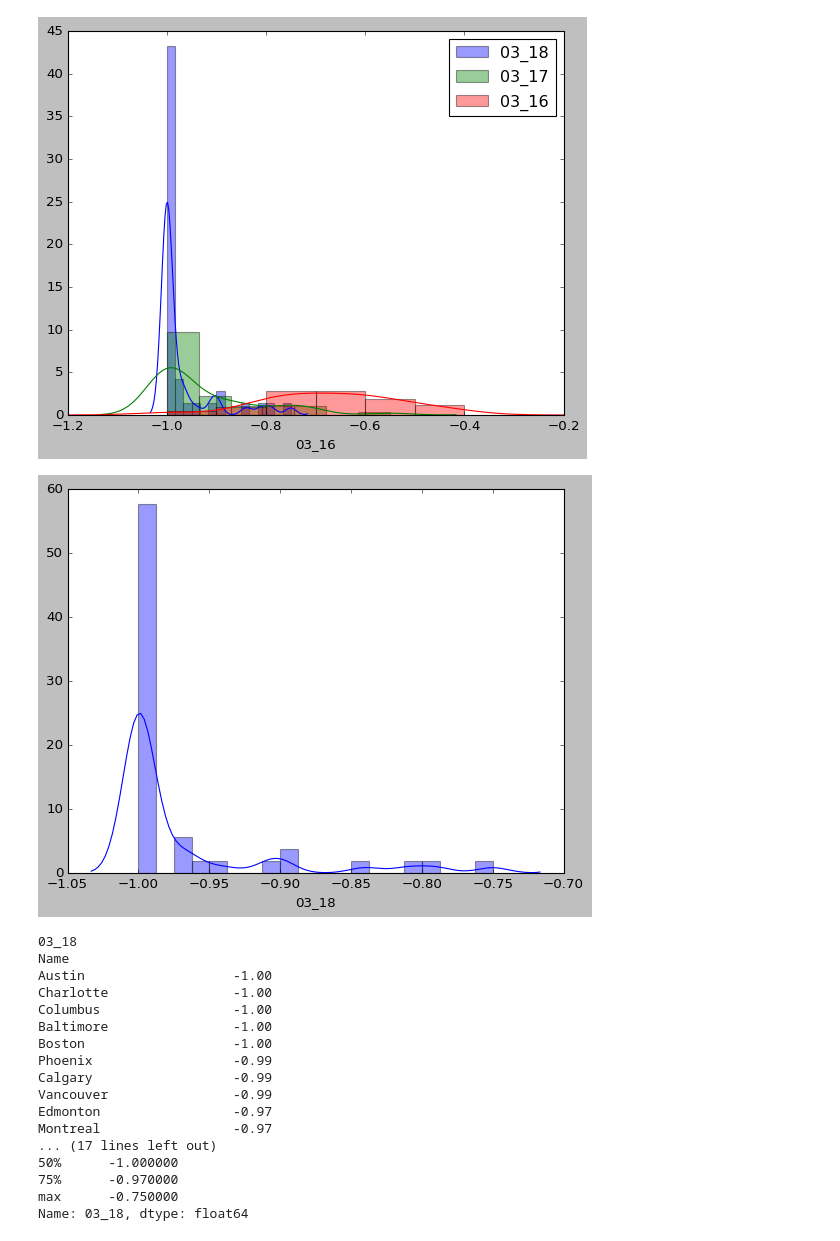
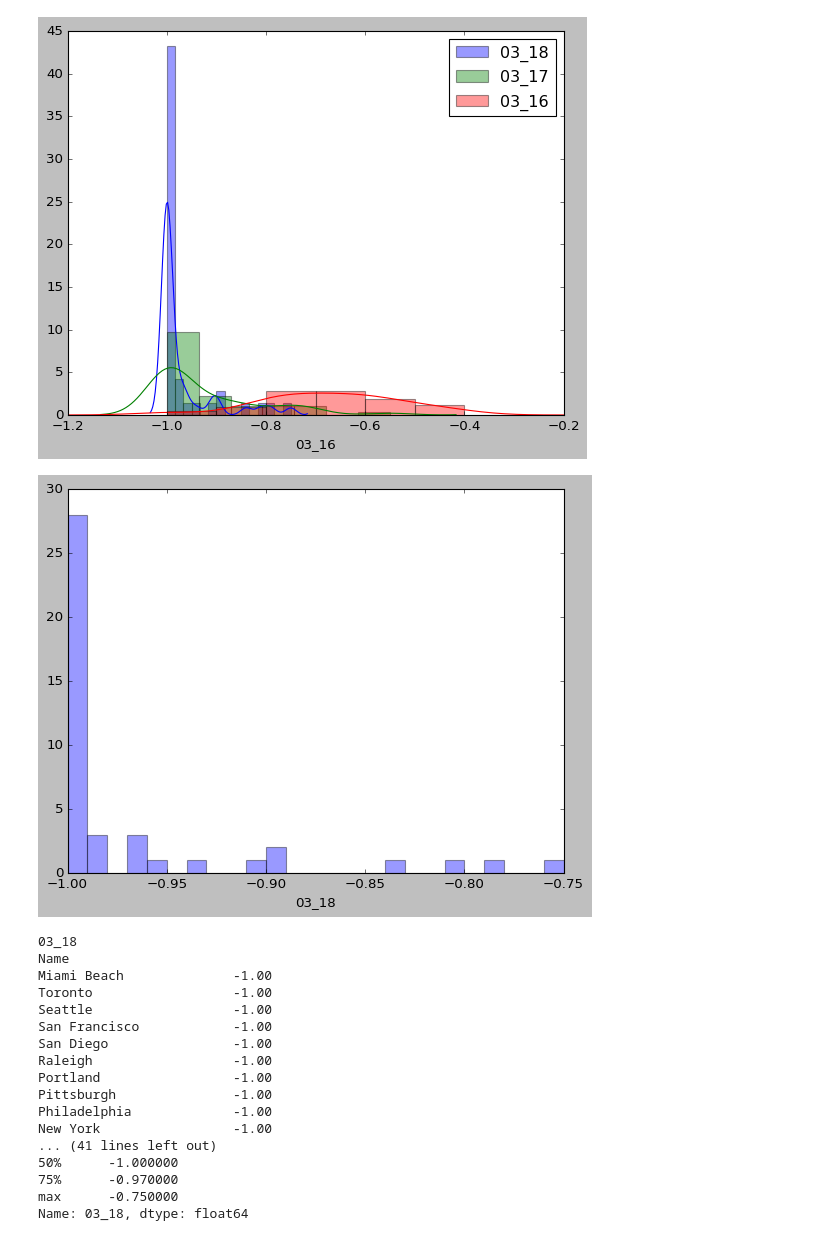
Before and after one commit to johntomczak/corona_da, a Jupyter notebook: Daily_OpenTable_Analyses.ipynb, the cells around one changed output. Cells and saved outputs as stored; diff of their text form; code cells hidden in the pictures.

```diff
--- a/Daily_OpenTable_Analyses.ipynb
+++ b/Daily_OpenTable_Analyses.ipynb
@@ -24,14 +24,18 @@ import sys
 import datetime
 from scipy.stats import norm
 # %%
-# post_offset is:
-#   0 if the dataset is current,
-#   1 if OpenTable hasn't posted yet today
-post_offset = 0
+# # post_offset is:
+# #   0 if the dataset is current,
+# #   1 if OpenTable hasn't posted yet today
+# post_offset = 0
 
-# They keep changing their formats so I download what I can and make some edits in Excel before uploading
-latest = datetime.datetime.now() - datetime.timedelta(days=(1+post_offset)) - datetime.timedelta(hours=4)
-latest=latest.strftime("%m_%d")
+# # They keep changing their formats so I download what I can and make some edits in Excel before uploading
+# latest=datetime.datetime.now() - datetime.timedelta(days=(1+post_offset)) - datetime.timedelta(hours=4)
+# latest=latest.strftime("%m_%d")
+# print( latest )
+
+latest = '03_18'
+print( latest )
 fl = "https://github.com/johntomczak/Corona_DA/blob/master/opentable_"+str(latest)+".xlsx?raw=true"
 
 print( latest )
@@ -89,28 +88,29 @@ plt.legend( [str(t0), str(t1), str(t2)] )
 <matplotlib.legend.Legend at 0x...>
 [figure]
 # %%
-dist_today = sns.distplot( d1[t0], bins=20 )
+dist_today = sns.distplot( d1[t0], bins=25, kde=False )
 # %% [output]
-[figure, old version]
+[figure, new version]
 # %%
 print( t0 )
-print( d1[t0].sort_values()[-20:] )
-print( "shutdown " + str( sum( d1[t0]==-1) ) )
+print( d1[t0].sort_values() )
+print( "shutdown " + str( sum( d1[t0]<=-0.995) ) )
+print ( sum( d1[t0]==-1) / d1[t0].describe()['count'] )
 print( d1[t0].describe() )
 # %% [output]
 03_18
 Name
-Austin                   -1.00
-Charlotte                -1.00
-Columbus                 -1.00
-Baltimore                -1.00
-Boston                   -1.00
-Phoenix                  -0.99
-Calgary                  -0.99
-Vancouver                -0.99
-Edmonton                 -0.97
-Montreal                 -0.97
-... (17 lines left out)
+Miami Beach              -1.00
+Toronto                  -1.00
+Seattle                  -1.00
+San Francisco            -1.00
+San Diego                -1.00
+Raleigh                  -1.00
+Portland                 -1.00
+Pittsburgh               -1.00
+Philadelphia             -1.00
+New York                 -1.00
+... (41 lines left out)
 50%      -1.000000
 75%      -0.970000
 max      -0.750000
```
Also changed, not shown: parts of 6 cells of this notebook.
